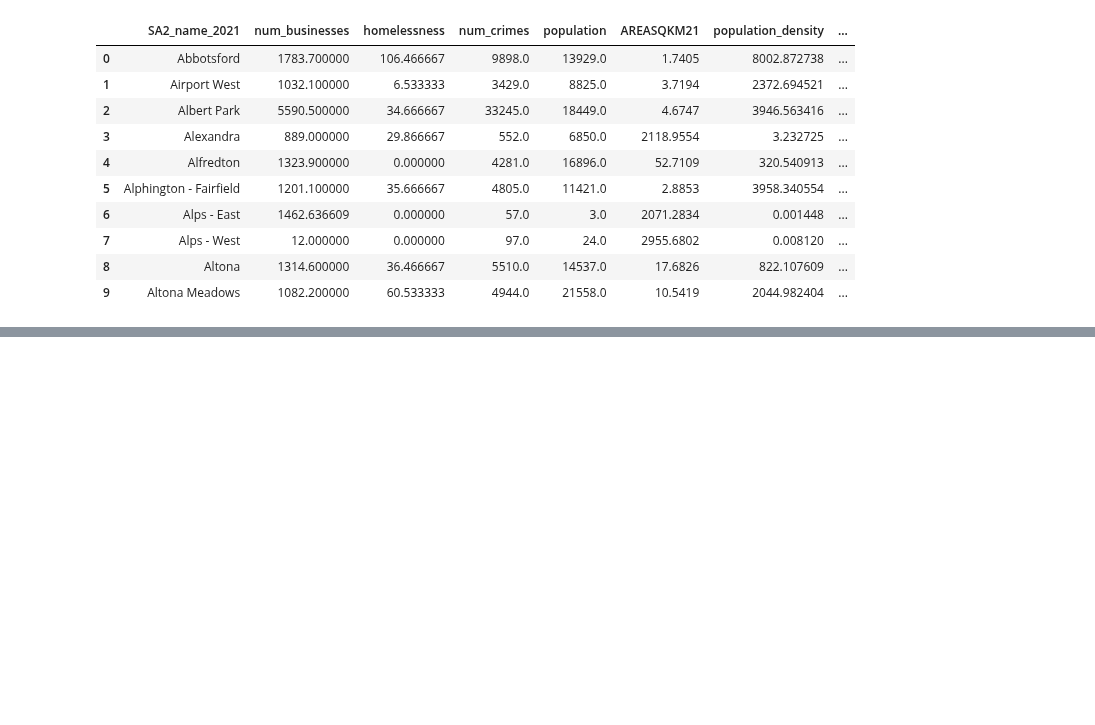
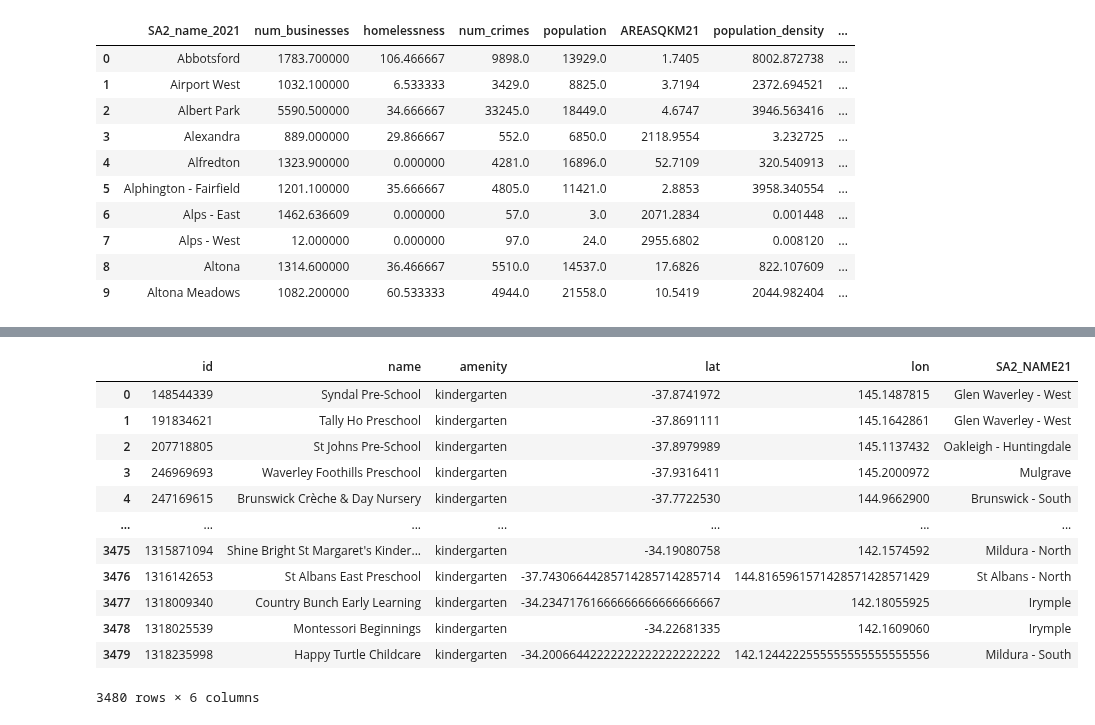
Before and after one commit to MAST30034-AppliedDataScience/project-2-group-real-estate-industry-project-31, a Jupyter notebook: notebooks/liveability_calculations.ipynb, the cells around one changed output, grey strips where cells are left out. Cells and saved outputs as stored; diff of their text form; code cells hidden in the pictures; blank space fills up the shorter version.

```diff
--- a/notebooks/liveability_calculations.ipynb
+++ b/notebooks/liveability_calculations.ipynb
@@ -396,0 +463,6 @@ base_df.head(10)
+# %%
+# Initialize the Overpass API
+overpass_api = overpy.Overpass()
+# %%
+# SA2 Shapefile
+sa2_gdf = gpd.read_file("../data/SA2/SA2_extracted/SA2_2021_AUST_GDA2020.shp")
@@ -396,0 +529,35 @@ base_df.head(10)
+# %%
+# Added this function now
+# Will eventually move it to a script if it works
+
+import geopandas as gpd
+import pandas as pd
+
+def map_amenities_to_sa2(df_amenities, sa2_gdf):
+    '''
+    Maps amenities to SA2 regions and returns a Pandas DataFrame with the SA2 name appended.
+    '''
+
+    # Create a GeoDataFrame for amenities
+    gdf_amenities = gpd.GeoDataFrame(df_amenities,
+                                     geometry=gpd.points_from_xy(df_amenities.lon, df_amenities.lat),
+                                     crs="EPSG:4326")
+
+    # Perform a spatial join to find which SA2 region each amenity belongs to
+    gdf_amenities_with_sa2 = gpd.sjoin(gdf_amenities, sa2_gdf[['SA2_NAME21', 'geometry']], how="left", predicate="within")
+
+    # Convert the GeoDataFrame back to a Pandas DataFrame and keep only the necessary columns
+    df_amenities_with_sa2 = pd.DataFrame(gdf_amenities_with_sa2.drop(columns=['geometry']))
+
+    # Return only the original columns and the SA2 name
+    return df_amenities_with_sa2[['id', 'name', 'amenity', 'lat', 'lon', 'SA2_NAME21']]
+# %%
+# Iterates through each amenity and adds SA2 region
+
+for amenity_type, amenity_df in amenities_dfs.items():
+    try:
+        df = map_amenities_to_sa2(amenity_df, sa2_gdf)
+        amenities_dfs[amenity_type] = df
+        print(f"Successfully fetched SA2 regions for {amenity_type}")
+    except Exception as e:
+        print(f"Error fetching SA2 region for {amenity_type}: {e}")
@@ -396,0 +600,17 @@ base_df.head(10)
+# %%
+# Test to see if SA2 was added
+amenities_dfs['education']
+# %% [output]
+|  | id | name | amenity | lat | lon | SA2_NAME21 |
+| 0 | 148544339 | Syndal Pre-School | kindergarten | -37.8741972 | 145.1487815 | Glen Waverley - West |
+| 1 | 191834621 | Tally Ho Preschool | kindergarten | -37.8691111 | 145.1642861 | Glen Waverley - West |
+| 2 | 207718805 | St Johns Pre-School | kindergarten | -37.8979989 | 145.1137432 | Oakleigh - Huntingdale |
+| 3 | 246969693 | Waverley Foothills Preschool | kindergarten | -37.9316411 | 145.2000972 | Mulgrave |
+| 4 | 247169615 | Brunswick Crèche & Day Nursery | kindergarten | -37.7722530 | 144.9662900 | Brunswick - South |
+| ... | ... | ... | ... | ... | ... | ... |
+| 3475 | 1315871094 | Shine Bright St Margaret's Kinder... | kindergarten | -34.19080758 | 142.1574592 | Mildura - North |
+| 3476 | 1316142653 | St Albans East Preschool | kindergarten | -37.74306644285714285714285714 | 144.8165961571428571428571429 | St Albans - North |
+| 3477 | 1318009340 | Country Bunch Early Learning | kindergarten | -34.23471761666666666666666667 | 142.18055925 | Irymple |
+| 3478 | 1318025539 | Montessori Beginnings | kindergarten | -34.22681335 | 142.1609060 | Irymple |
+| 3479 | 1318235998 | Happy Turtle Childcare | kindergarten | -34.20066442222222222222222222 | 142.1244222555555555555555556 | Mildura - South |
+3480 rows × 6 columns
```
Also changed, not shown: parts of 5 cells of this notebook.
